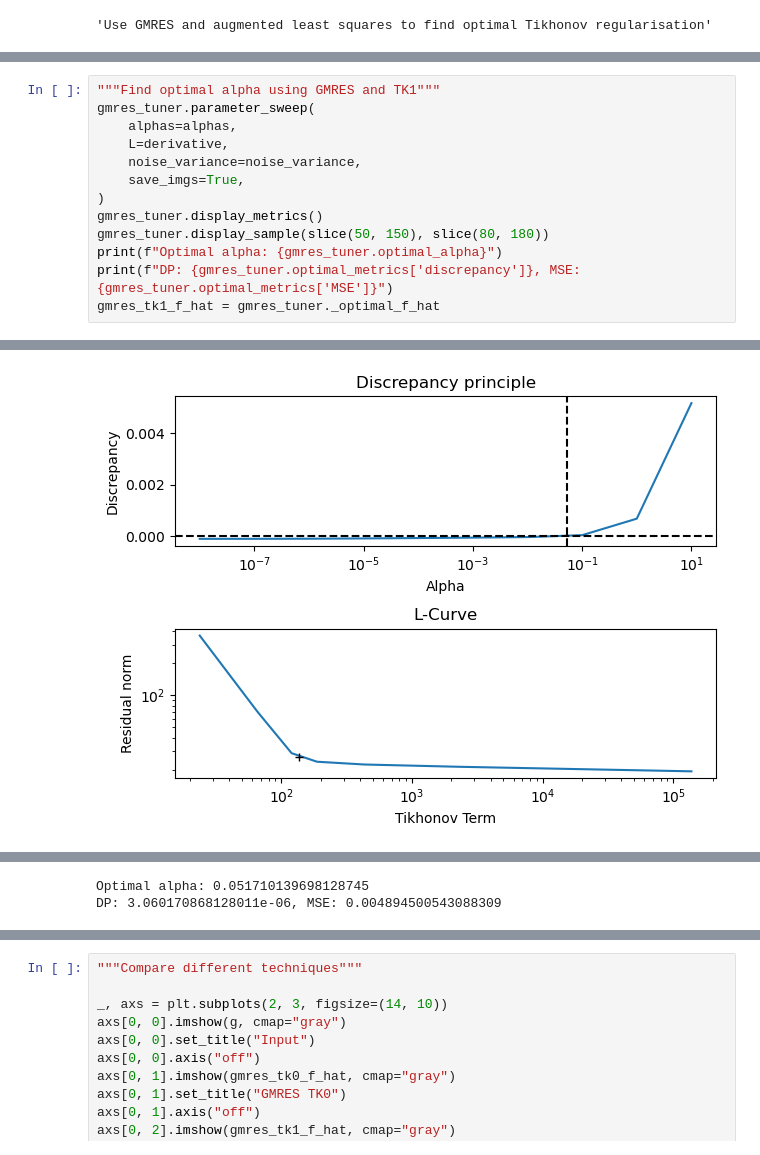
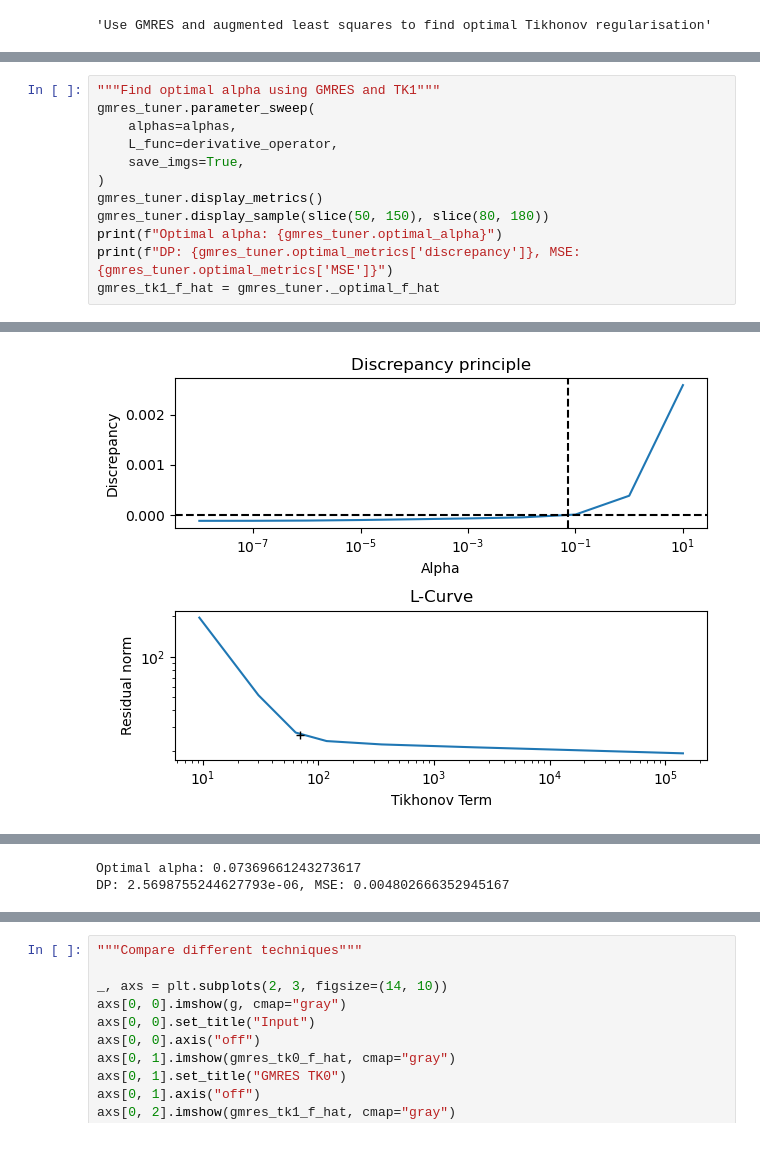
Before and after one commit to markpinnock/inverse-problems, a Jupyter notebook: notebooks/01_basics_natural_img/04_tikhonov.ipynb, the cells around one changed output, grey strips where cells are left out. Drawn from its saved outputs; the diff is of its cells as text.

```diff
--- a/notebooks/01_basics_natural_img/04_tikhonov.ipynb
+++ b/notebooks/01_basics_natural_img/04_tikhonov.ipynb
@@ -131,8 +121,7 @@ DP: -6.683264742406224e-06, MSE: 0.004405391794810042
 """Find optimal alpha using GMRES and TK1"""
 gmres_tuner.parameter_sweep(
     alphas=alphas,
-    L=derivative,
-    noise_variance=noise_variance,
+    L_func=derivative_operator,
     save_imgs=True,
 )
 gmres_tuner.display_metrics()
@@ -155 +144 @@ gmres_tk1_f_hat = gmres_tuner._optimal_f_hat
-[figure, old version]
+[figure, new version]
@@ -157,5 +146,5 @@ gmres_tk1_f_hat = gmres_tuner._optimal_f_hat
-Optimal alpha: 0.051710139698128745
-DP: 3.060170868128011e-06, MSE: 0.004894500543088309
+Optimal alpha: 0.07369661243273617
+DP: 2.5698755244627793e-06, MSE: 0.004802666352945167
 # %%
 """Find optimal alpha using LSQR and TK1"""
 lsqr_tuner.parameter_sweep(
```
Also changed, not shown: parts of 7 cells of this notebook, 12 other files.
